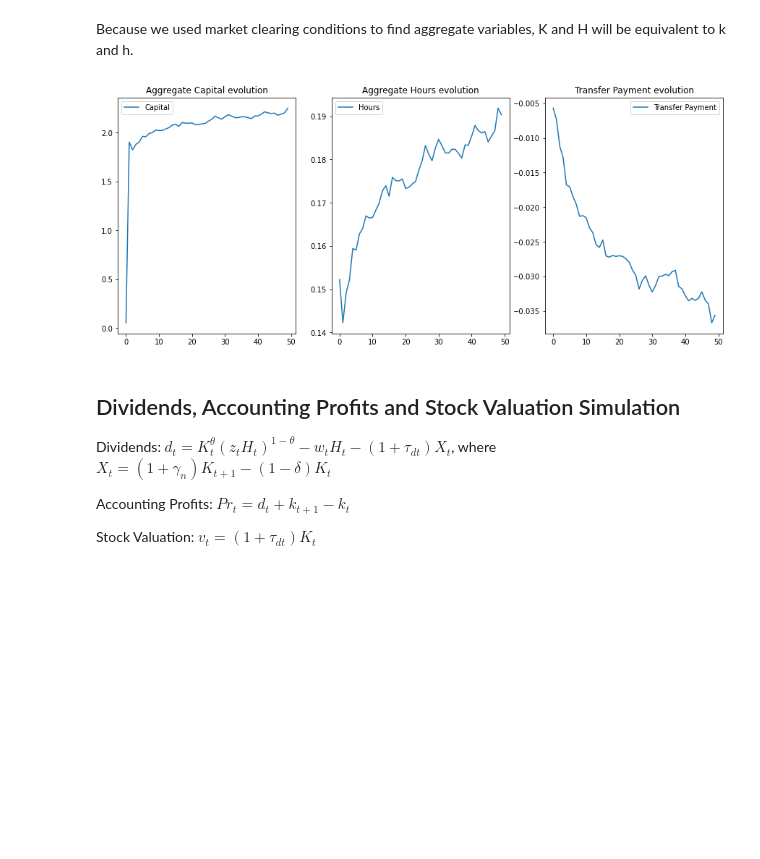
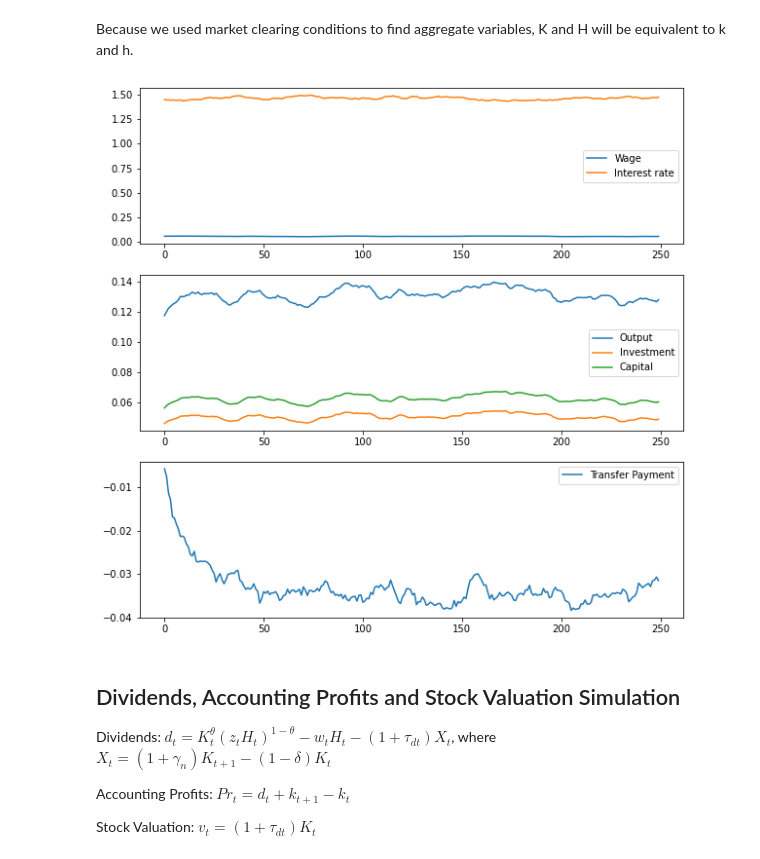
Before and after one commit to hamecetin/Quantitative-Methods-1, a Jupyter notebook: PS3/Homework_3_Econ8185_Hasan_Cetin.ipynb, the cells around one changed output. Saved outputs shown, nothing was run; the diff lists cells and outputs as text; code cells hidden in the pictures; blank space fills up the shorter version.

Commit message:
added transfer payment graph

```diff
--- a/PS3/Homework_3_Econ8185_Hasan_Cetin.ipynb
+++ b/PS3/Homework_3_Econ8185_Hasan_Cetin.ipynb
@@ -1081,7 +1081,7 @@ r_sim = np.empty(time)     # Rental rate simulation.
 
 for t in range(time):
 
-    if t ==0:
+    if t == 0:
 
        i_sim[0] = (1+ Model.γ_n) * np.exp(u_sim[t, 0]) - (1-Model.δ) * np.exp(Model.ln_k_ss)
     if t>0:
@@ -1092,24 +1092,27 @@ for t in range(time):
     y_sim[t] = (np.exp(u_sim[t,0])**(Model.θ)) * ((np.exp(ln_z[t])*u_sim[t,1])**(1-Model.θ))
     w_sim[t] = (1-Model.θ) *(y_sim[t]/u_sim[t,1])
     r_sim[t] = (Model.θ) * (y_sim[t]/np.exp(u_sim[t,0]))
+
+    aux = np.array([[1], [u_sim[t,0]], [ln_z[t]], [τ_c[t]], [τ_h[t]], [τ_d[t]], [τ_p[t]], [ln_g[t]]])
+    T_sim[t] = np.dot(Model.Θ[2,:], aux)
 # %%
-fig,ax = plt.subplots(1,3,figsize=(15,6))
+fig, ax = plt.subplots(3, figsize=(10,10))
 
-ax[0].plot(np.exp(K[0:50]), label='Capital')
-ax[0].set_title('Aggregate Capital evolution')
+ax[0].plot(w_sim, label="Wage")
+ax[0].plot(r_sim, label="Interest rate")
 ax[0].legend()
 
-ax[1].plot(H[0:50], label='Hours')
-ax[1].set_title('Aggregate Hours evolution')
+ax[1].plot(y_sim, label="Output")
+ax[1].plot(i_sim, label="Investment")
+ax[1].plot(np.exp(u_sim[:,0]), label="Capital")
 ax[1].legend()
 
-ax[2].plot(T[0:50], label='Transfer Payment')
-ax[2].set_title('Transfer Payment evolution')
+ax[2].plot(T_sim, label="Transfer Payment")
 ax[2].legend()
 
 plt.show()
 # %% [output]
-[figure, old version]
+[figure, new version]
 # %% [markdown]
 ## Dividends, Accounting Profits and Stock Valuation Simulation
 
```
